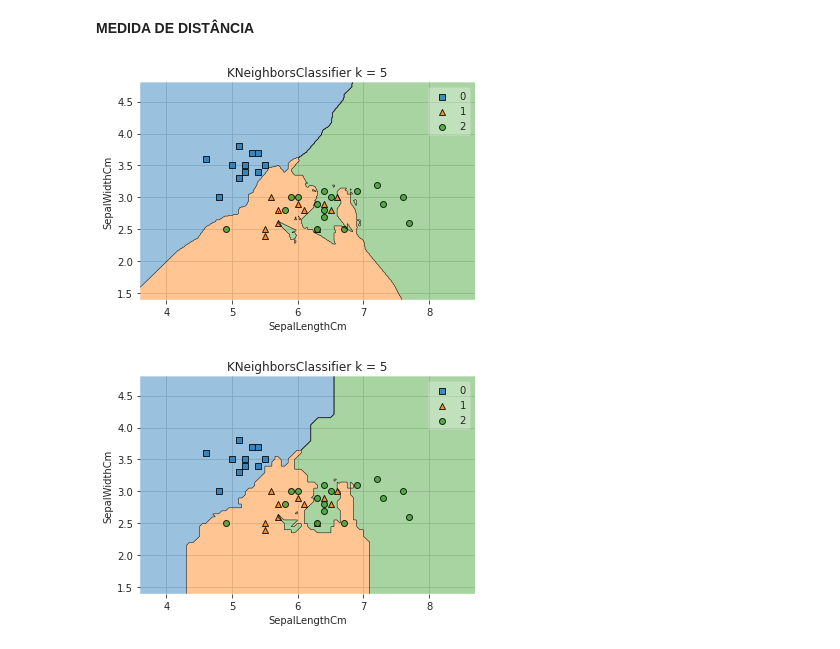
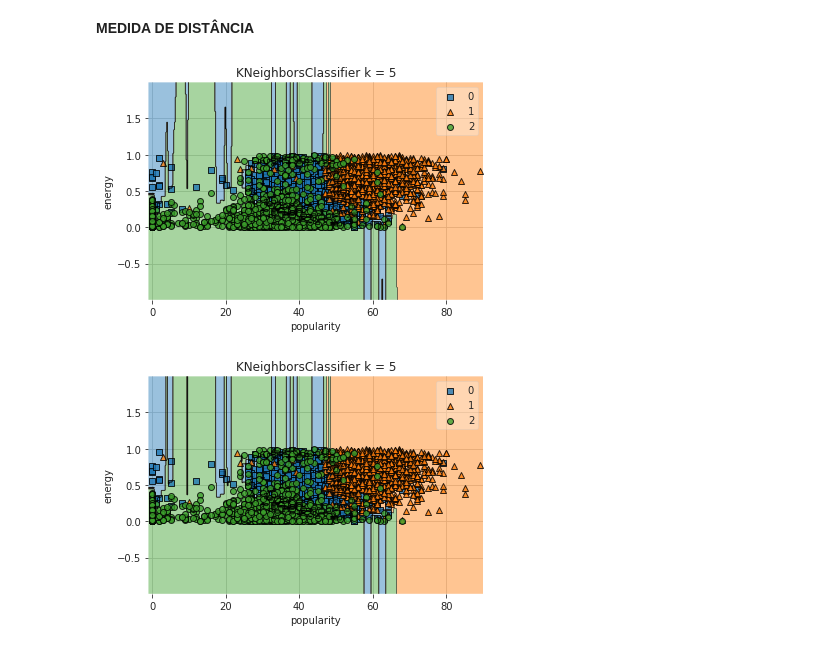
Before and after one commit to albanoxdz/UFPE_ModPD, a Jupyter notebook: 01_kNN.ipynb, the cells around one changed output. Drawn from its saved outputs; the diff is of its cells as text; code cells hidden in the pictures.

```diff
--- a/01_kNN.ipynb
+++ b/01_kNN.ipynb
@@ -21,5 +21,7 @@ warnings.filterwarnings('ignore')
 **ANÁLISE DO CONJUNTO DE DADOS**
 # %%
 #Carregando o dataset
-dataset = pd.read_csv('https://raw.githubusercontent.com/JusciAvelino/Monitoria-ModelagemPreditivaDescritiva1//main/Iris.csv')
+df = pd.read_csv('https://raw.githubusercontent.com/albanoxdz/UFPE_ModPD/main/music_genre.csv')
+#dataset = df.query('music_genre == "Hip-Hop" | music_genre == "Classical" | music_genre == "Anime"')
+dataset = df.query('music_genre == "Jazz" | music_genre == "Classical" | music_genre == "Rock"')
 # %%
@@ -76,6 +78,6 @@ sns.FacetGrid(dataset, hue ="Species",
 # %%
 # Mapeando os valores da classe para inteiro (para fins de visualização da região de decisão)
-dataset['Species'] = pd.factorize(dataset['Species'])[0]
+dataset['music_genre'] = pd.factorize(dataset['music_genre'])[0]
 dataset
 
 # Setosa - 0
@@ -99,8 +101,10 @@ dataset
 **SEPARANDO O CONJUNTO DE DADOS**
 # %%
 #Vamos usar somente duas features SepalLengthCm e SepalWidthCm
-X = dataset.iloc[:,[0,1]]
-y = dataset.iloc[:,[4]]
+X = dataset.iloc[:,[3,7]]
+y = dataset.iloc[:,[17]]
+
+print(X.values)
 
 #Separando o conjunto de dados em treinamento e teste
 X_train, X_test, y_train, y_test = train_test_split(X, y)
@@ -164,9 +209,9 @@ for k in [11, 9, 7, 5, 3, 1]:
     model = KNeighborsClassifier(n_neighbors=k)
     model.fit(X_train, y_train)
 
-    plot_decision_regions(np.array([X_test["SepalLengthCm"].values, X_test["SepalWidthCm"].values]).T, y_test.values.reshape(-1,1).T[0], model)
-    plt.xlabel("SepalLengthCm")
-    plt.ylabel("SepalWidthCm")
+    plot_decision_regions(np.array([X_test["popularity"].values, X_test["energy"].values]).T, y_test.values.reshape(-1,1).T[0], model)
+    plt.xlabel("popularity")
+    plt.ylabel("energy")
 
     plt.title(model.__class__.__name__ + " k = " + str(model.n_neighbors))
     plt.show()
@@ -182,14 +227,14 @@ for k in [11, 9, 7, 5, 3, 1]:
 # %%
 for m in ["euclidean", "manhattan"]:
     model = KNeighborsClassifier(metric=m)
     model.fit(X_train, y_train)
 
-    plot_decision_regions(np.array([X_test["SepalLengthCm"].values, X_test["SepalWidthCm"].values]).T, y_test.values.reshape(-1,1).T[0], model)
-    plt.xlabel("SepalLengthCm")
-    plt.ylabel("SepalWidthCm")
+    plot_decision_regions(np.array([X_test["popularity"].values, X_test["energy"].values]).T, y_test.values.reshape(-1,1).T[0], model)
+    plt.xlabel("popularity")
+    plt.ylabel("energy")
 
     plt.title(model.__class__.__name__ + " k = " + str(model.n_neighbors))
     plt.show()
 # %% [output]
-[figure, old version]
+[figure, new version]
-[figure, old version]
+[figure, new version]
```
Also changed, not shown: parts of 9 cells of this notebook.
